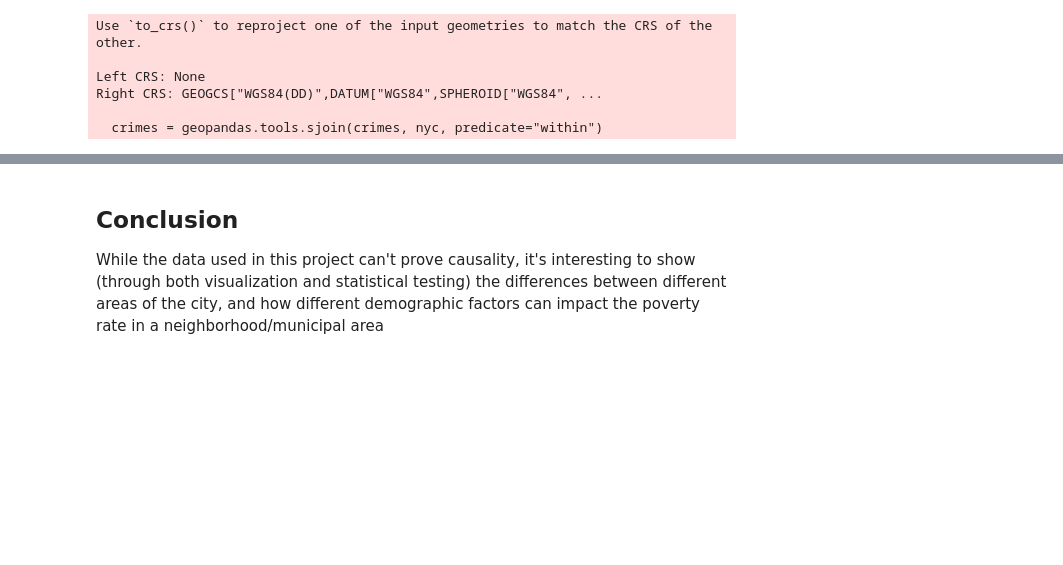
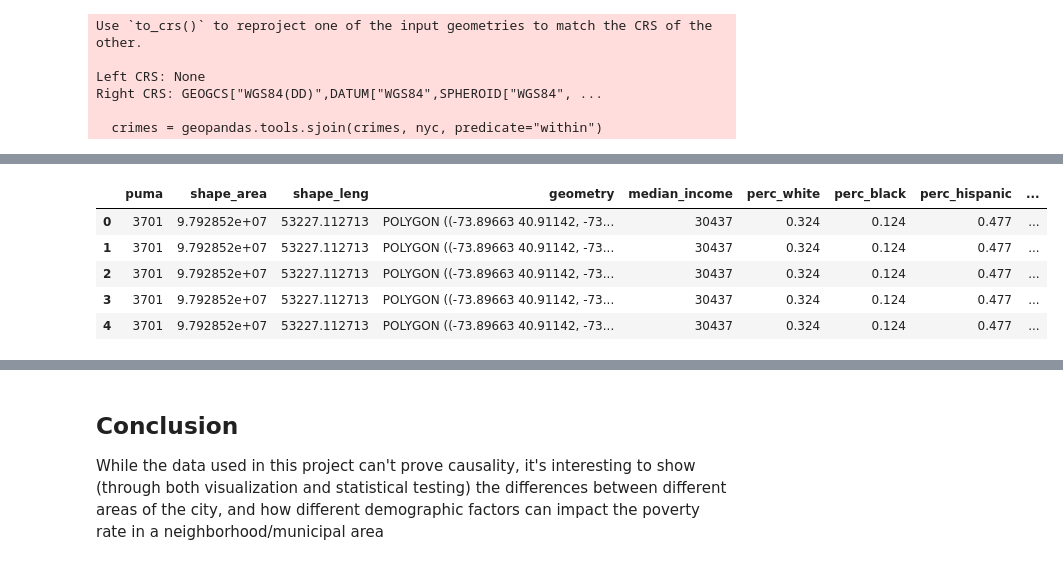
Before and after one commit to andrewbowen19/advancedProgrammingData602, a Jupyter notebook: src/project/final-project.ipynb, the cells around one changed output, grey strips where cells are left out. Drawn from its saved outputs; the diff is of its cells as text; code cells hidden in the pictures; blank space fills up the shorter version.

```diff
--- a/src/project/final-project.ipynb
+++ b/src/project/final-project.ipynb
@@ -263,6 +278,11 @@ Right CRS: GEOGCS["WGS84(DD)",DATUM["WGS84",SPHEROID["WGS84", ...
 # %%
-# Aggregating our crime data on the PUMA level -- interested in counts primarily
-crimes_agg = crimes.groupby("puma")['puma'].count()
-
 # TODO: join to nyc data for chrime counts by PUMA choropleth
-# nyc = nyc.join(crimes_agg, on='puma', how='left')
+nyc = nyc.join(crimes_agg, on='puma', how='left', rsuffix="_c")
+nyc.head()
+# %% [output]
+|  | puma | shape_area | shape_leng | geometry | median_income | perc_white | perc_black | perc_hispanic | ... |
+| 0 | 3701 | 9.792852e+07 | 53227.112713 | POLYGON ((-73.89663 40.91142, -73... | 30437 | 0.324 | 0.124 | 0.477 | ... |
+| 1 | 3701 | 9.792852e+07 | 53227.112713 | POLYGON ((-73.89663 40.91142, -73... | 30437 | 0.324 | 0.124 | 0.477 | ... |
+| 2 | 3701 | 9.792852e+07 | 53227.112713 | POLYGON ((-73.89663 40.91142, -73... | 30437 | 0.324 | 0.124 | 0.477 | ... |
+| 3 | 3701 | 9.792852e+07 | 53227.112713 | POLYGON ((-73.89663 40.91142, -73... | 30437 | 0.324 | 0.124 | 0.477 | ... |
+| 4 | 3701 | 9.792852e+07 | 53227.112713 | POLYGON ((-73.89663 40.91142, -73... | 30437 | 0.324 | 0.124 | 0.477 | ... |
```
Also changed, not shown: parts of 4 cells of this notebook.
